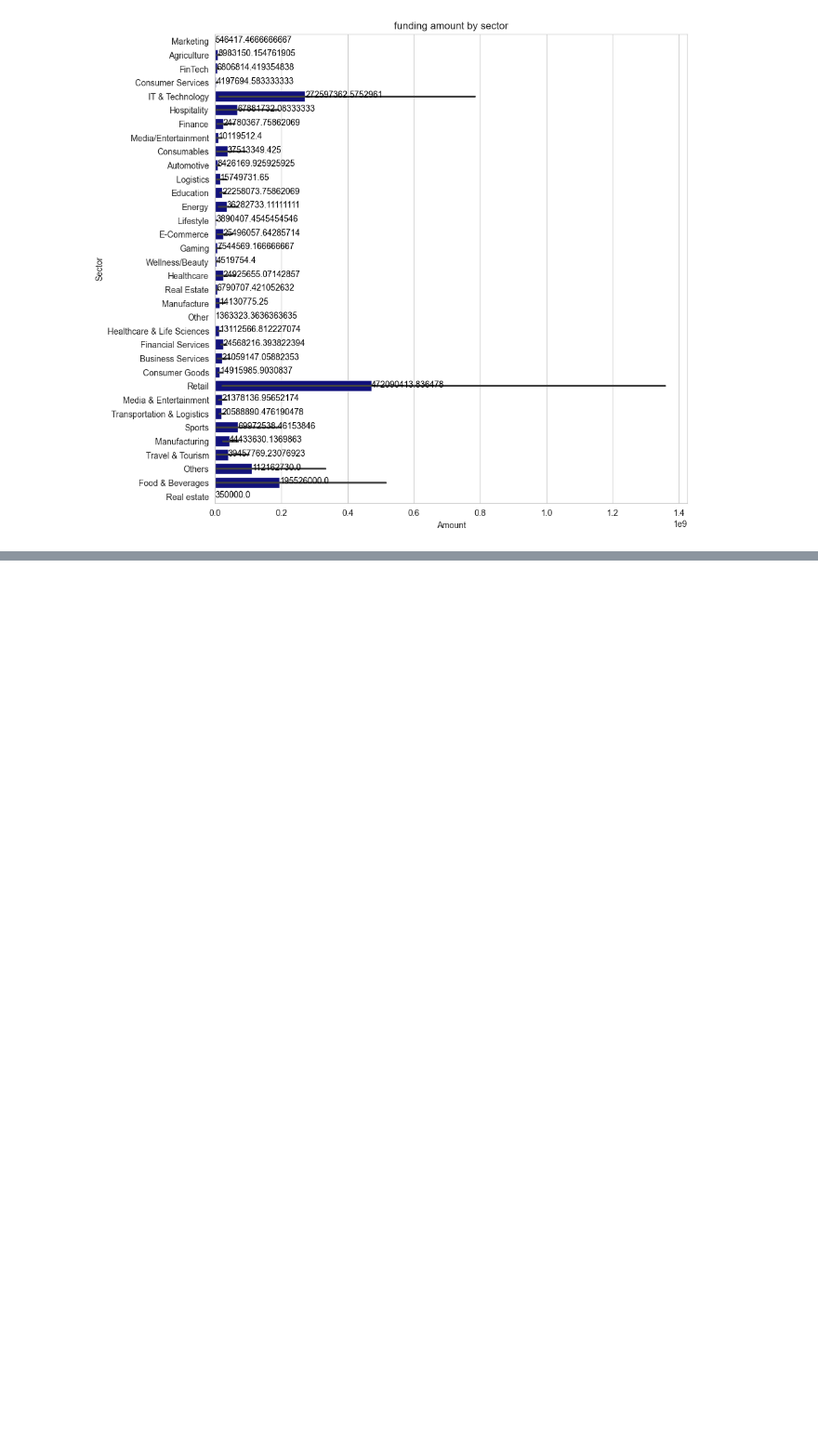
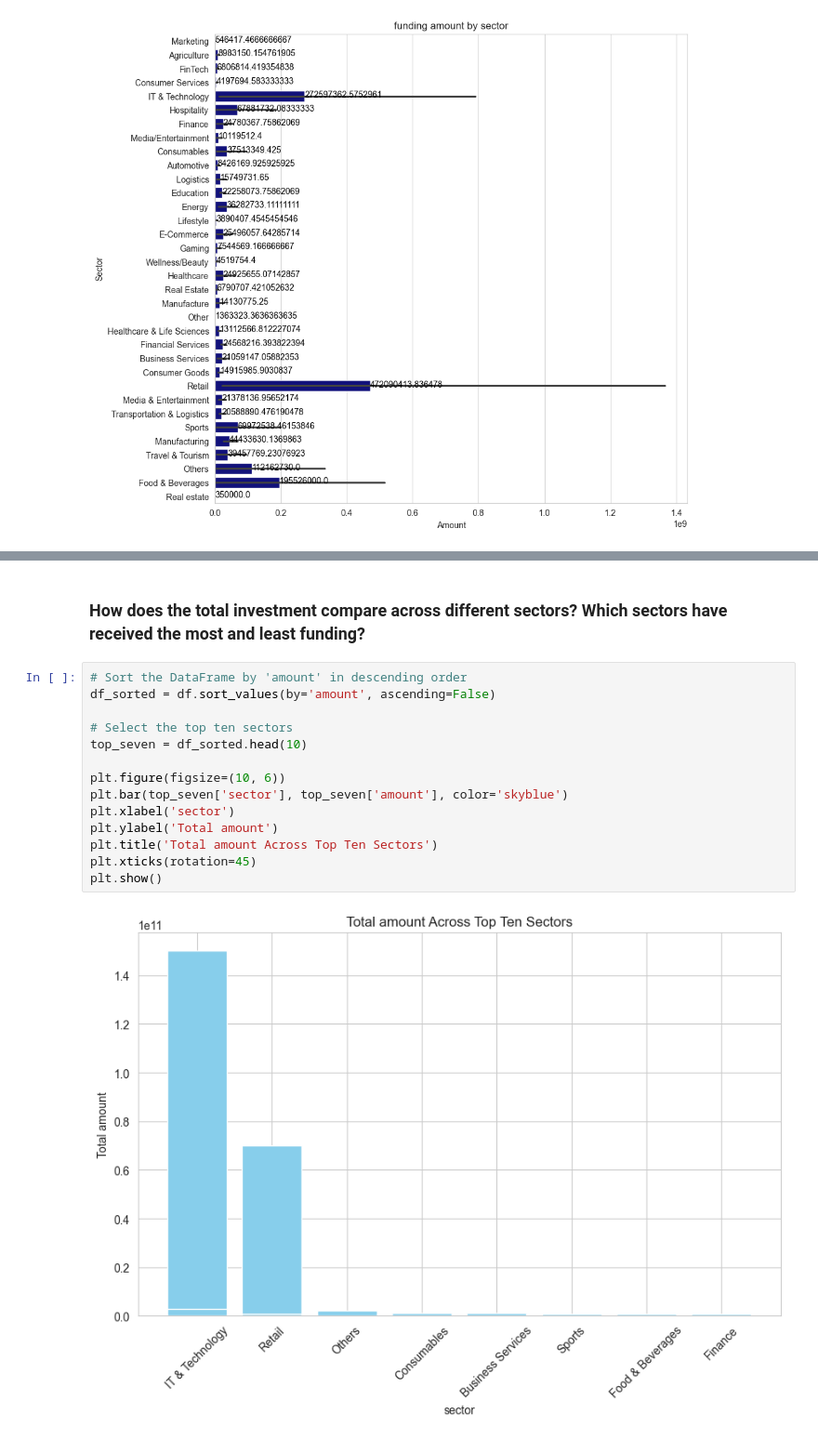
Before and after one commit to Zorbes/Indian-Startups-Analysis, a Jupyter notebook: Notebooks/main.ipynb, the cells around one changed output, grey strips where cells are left out. Shown at 93% size. Drawn from its saved outputs; the diff is of its cells as text; blank space fills up the shorter version.

```diff
--- a/Notebooks/main.ipynb
+++ b/Notebooks/main.ipynb
@@ -2545,0 +2599,18 @@ plt.show()
+# %% [markdown]
+### How does the total investment compare across different sectors? Which sectors have received the most and least funding?
+# %%
+# Sort the DataFrame by 'amount' in descending order
+df_sorted = df.sort_values(by='amount', ascending=False)
+
+# Select the top ten sectors
+top_seven = df_sorted.head(10)
+
+plt.figure(figsize=(10, 6))
+plt.bar(top_seven['sector'], top_seven['amount'], color='skyblue')
+plt.xlabel('sector')
+plt.ylabel('Total amount')
+plt.title('Total amount Across Top Ten Sectors')
+plt.xticks(rotation=45)
+plt.show()
+# %% [output]
+[figure, added]
```
Also changed, not shown: parts of 23 cells of this notebook, 1 other file.
